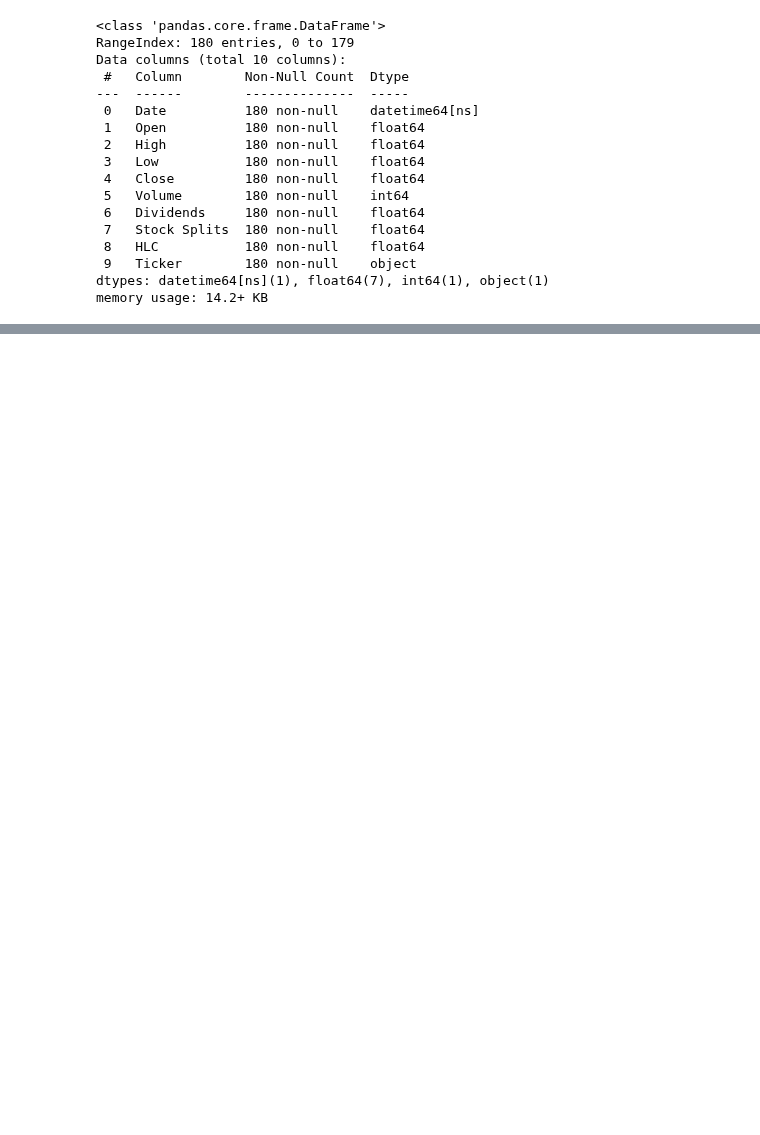
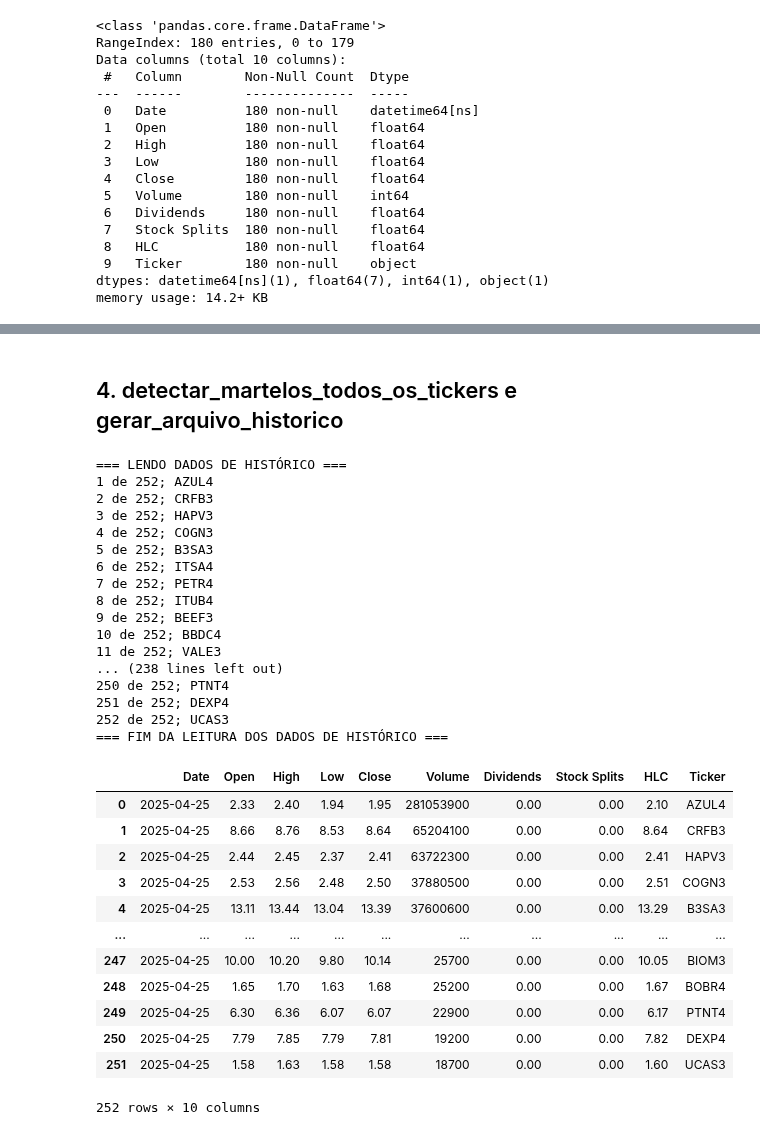
Before and after one commit to ricardopeloi/o_mais_novo_day_trader_do_brasil, a Jupyter notebook: Análises/Gerador de Arquivo de Histórico único.ipynb, the cells around one changed output, grey strips where cells are left out. Cells and saved outputs as stored; diff of their text form; code cells hidden in the pictures; blank space fills up the shorter version.

Commit message:
Criação da função que apenas gera o histórico, gerar_arquivo_historico, sem processar a base de análise

```diff
--- a/Análises/Gerador de Arquivo de Histórico único.ipynb
+++ b/Análises/Gerador de Arquivo de Histórico único.ipynb
@@ -497,0 +536,42 @@ candle_plot( # Usa o navegador para criar o gráfico interativo
+# %% [markdown]
+## 4. detectar_martelos_todos_os_tickers e gerar_arquivo_historico
+# %%
+import importlib
+try:
+    importlib.reload(sys.modules['detectar_martelos'])
+except:
+    pass
+from detectar_martelos import gerar_arquivo_historico
+
+gerar_arquivo_historico()
+# %% [output]
+=== LENDO DADOS DE HISTÓRICO ===
+1 de 252; AZUL4
+2 de 252; CRFB3
+3 de 252; HAPV3
+4 de 252; COGN3
+5 de 252; B3SA3
+6 de 252; ITSA4
+7 de 252; PETR4
+8 de 252; ITUB4
+9 de 252; BEEF3
+10 de 252; BBDC4
+11 de 252; VALE3
+... (238 lines left out)
+250 de 252; PTNT4
+251 de 252; DEXP4
+252 de 252; UCAS3
+=== FIM DA LEITURA DOS DADOS DE HISTÓRICO ===
+|  | Date | Open | High | Low | Close | Volume | Dividends | Stock Splits | HLC | Ticker |
+| 0 | 2025-04-25 | 2.33 | 2.40 | 1.94 | 1.95 | 281053900 | 0.00 | 0.00 | 2.10 | AZUL4 |
+| 1 | 2025-04-25 | 8.66 | 8.76 | 8.53 | 8.64 | 65204100 | 0.00 | 0.00 | 8.64 | CRFB3 |
+| 2 | 2025-04-25 | 2.44 | 2.45 | 2.37 | 2.41 | 63722300 | 0.00 | 0.00 | 2.41 | HAPV3 |
+| 3 | 2025-04-25 | 2.53 | 2.56 | 2.48 | 2.50 | 37880500 | 0.00 | 0.00 | 2.51 | COGN3 |
+| 4 | 2025-04-25 | 13.11 | 13.44 | 13.04 | 13.39 | 37600600 | 0.00 | 0.00 | 13.29 | B3SA3 |
+| ... | ... | ... | ... | ... | ... | ... | ... | ... | ... | ... |
+| 247 | 2025-04-25 | 10.00 | 10.20 | 9.80 | 10.14 | 25700 | 0.00 | 0.00 | 10.05 | BIOM3 |
+| 248 | 2025-04-25 | 1.65 | 1.70 | 1.63 | 1.68 | 25200 | 0.00 | 0.00 | 1.67 | BOBR4 |
+| 249 | 2025-04-25 | 6.30 | 6.36 | 6.07 | 6.07 | 22900 | 0.00 | 0.00 | 6.17 | PTNT4 |
+| 250 | 2025-04-25 | 7.79 | 7.85 | 7.79 | 7.81 | 19200 | 0.00 | 0.00 | 7.82 | DEXP4 |
+| 251 | 2025-04-25 | 1.58 | 1.63 | 1.58 | 1.58 | 18700 | 0.00 | 0.00 | 1.60 | UCAS3 |
+252 rows × 10 columns
```
Also changed, not shown: parts of 9 cells of this notebook, 6 other files.
